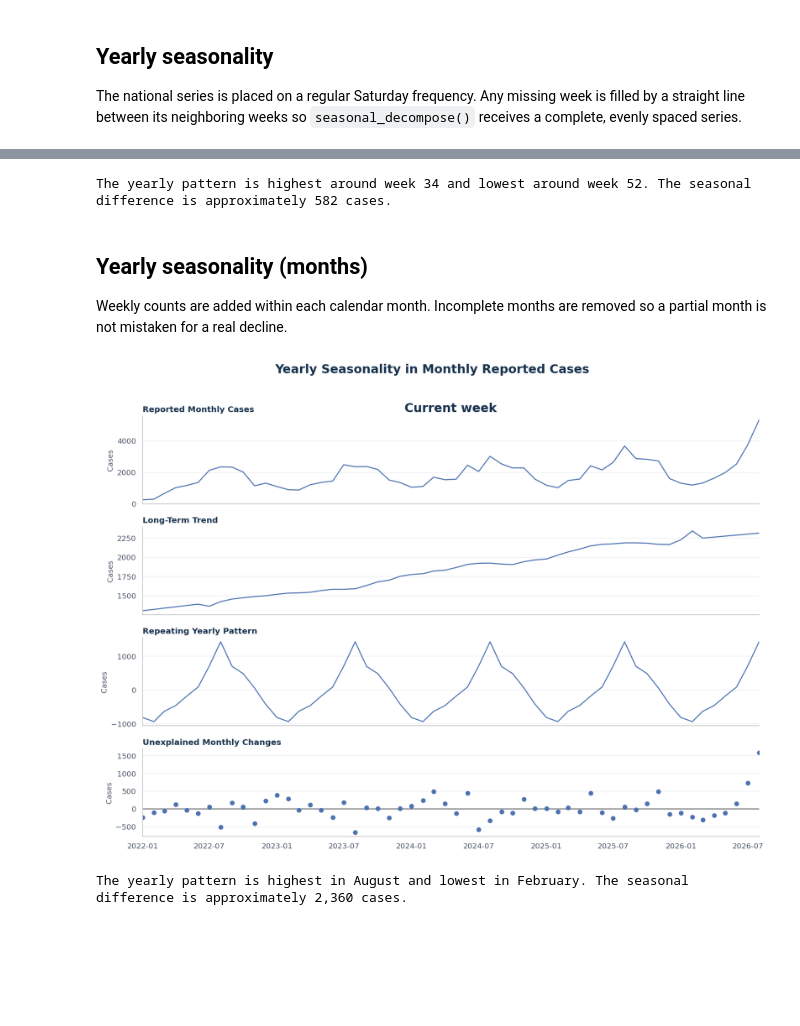
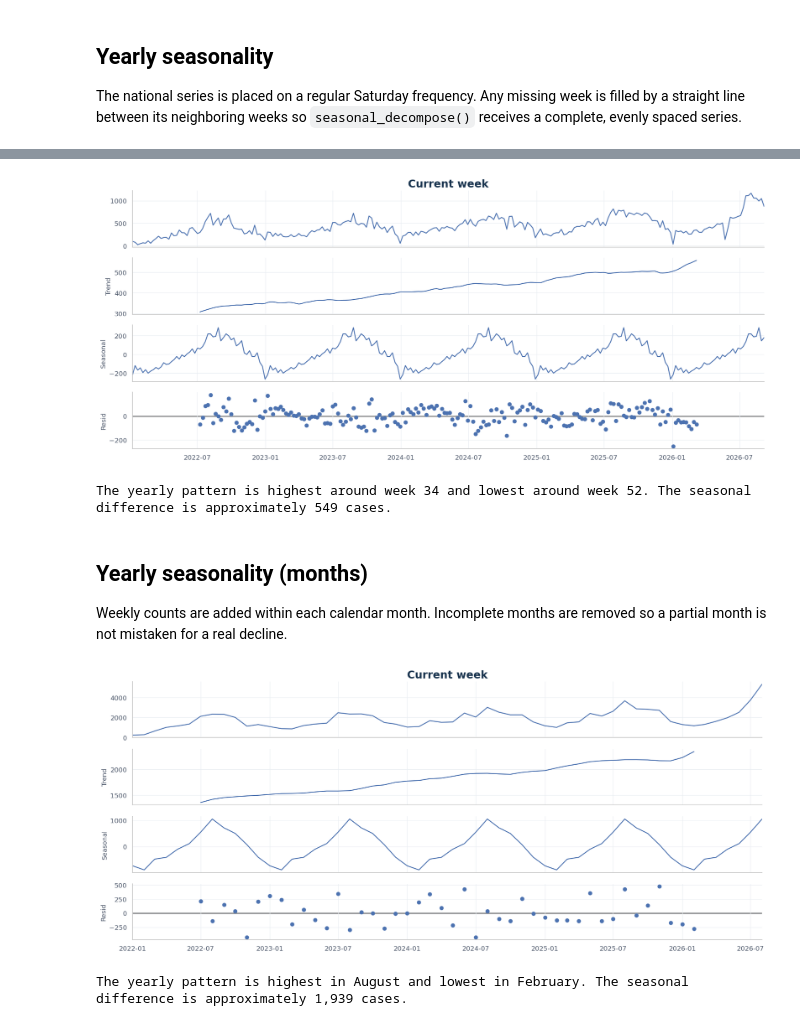
Before and after one commit to Husam-Sawalha/salmonellosis-forecasting-analysis, a Jupyter notebook: notebooks/02_salmonellosis_analysis.ipynb, the cells around one changed output, grey strips where cells are left out. Cells and saved outputs as stored; diff of their text form; code cells hidden in the pictures; blank space fills up the shorter version.

Commit message:
update seasonality

```diff
--- a/notebooks/02_salmonellosis_analysis.ipynb
+++ b/notebooks/02_salmonellosis_analysis.ipynb
@@ -432,5 +388,20 @@ plt.show()
+# %%
+# Create a regular weekly time series
+weekly_cases = national["Current week"].asfreq("W-SAT")
+
+# Fill any missing weeks
+weekly_cases = weekly_cases.interpolate()
+
+# We see a repeating pattern that is likely seasonal
+# Apply seasonal decomposition
+decomp = seasonal_decompose(weekly_cases)
+fig = decomp.plot()
+fig.set_size_inches(16,7)
+fig.tight_layout()
+# %% [output]
+[figure, added]
 # %%
-seasonal_part = weekly_decomposition.seasonal
+seasonal_part = decomp.seasonal
 
 peak_week = seasonal_part.idxmax().isocalendar().week
 lowest_week = seasonal_part.idxmin().isocalendar().week
@@ -443,7 +414,7 @@ print(
     f"{seasonal_difference:,.0f} cases."
 )
 # %% [output]
-The yearly pattern is highest around week 34 and lowest around week 52. The seasonal difference is approximately 582 cases.
+The yearly pattern is highest around week 34 and lowest around week 52. The seasonal difference is approximately 549 cases.
 # %% [markdown]
 ## Yearly seasonality (months)
 
@@ -451,50 +422,19 @@ Weekly counts are added within each calendar month. Incomplete months are remove
 # %%
 # Calculate monthly reported cases
 monthly_cases = weekly_cases.resample("MS").sum()
 
 # Remove the final month if it is incomplete
 weeks_per_month = weekly_cases.resample("MS").count()
 monthly_cases = monthly_cases[weeks_per_month >= 4]
 
-# Decompose the monthly data
-# 12 means the pattern repeats every 12 months
-monthly_decomposition = seasonal_decompose(
-    monthly_cases,
-    model="additive",
-    period=12,
-    extrapolate_trend="freq"
-)
-
-# Plot the results
-fig = monthly_decomposition.plot()
-fig.set_size_inches(14, 10)
-
-titles = [
-    "Reported Monthly Cases",
-    "Long-Term Trend",
-    "Repeating Yearly Pattern",
-    "Unexplained Monthly Changes"
-]
-
-for ax, title in zip(fig.axes, titles):
-    ax.set_title(title, loc="left", fontsize=12)
-    ax.set_ylabel("Cases")
-    ax.grid(axis="x", visible=False)
-
-fig.suptitle(
-    "Yearly Seasonality in Monthly Reported Cases",
-    fontsize=18,
-    fontweight="bold",
-    color=NAVY,
-    y=1.02
-)
-
-plt.tight_layout()
-plt.show()
+decomp = seasonal_decompose(monthly_cases)
+fig = decomp.plot()
+fig.set_size_inches(16,7)
+fig.tight_layout()
 # %% [output]
-[figure, old version]
+[figure, new version]
 # %%
-monthly_seasonal_part = monthly_decomposition.seasonal
+monthly_seasonal_part = decomp.seasonal
 
 peak_month = monthly_seasonal_part.idxmax().strftime("%B")
 lowest_month = monthly_seasonal_part.idxmin().strftime("%B")
@@ -511,4 +451,4 @@ print(
     f"{monthly_difference:,.0f} cases."
 )
 # %% [output]
-The yearly pattern is highest in August and lowest in February. The seasonal difference is approximately 2,360 cases.
+The yearly pattern is highest in August and lowest in February. The seasonal difference is approximately 1,939 cases.
```
Also changed, not shown: parts of 1 cell of this notebook.
